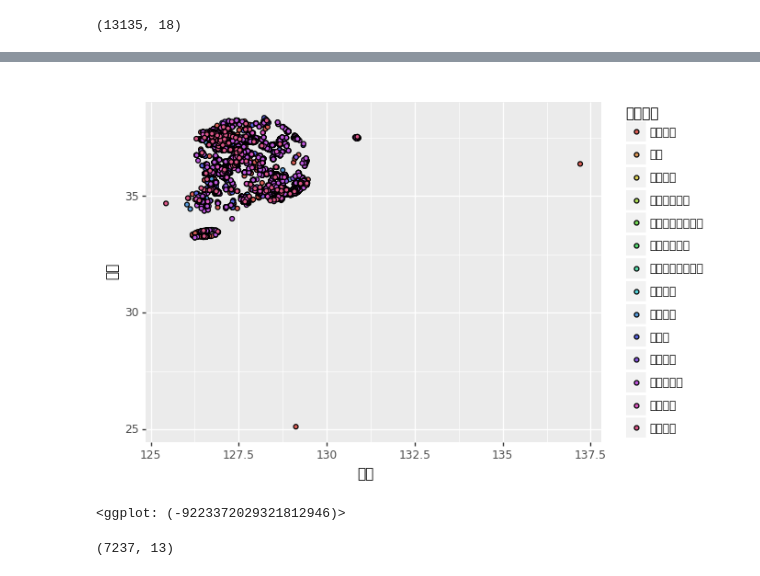
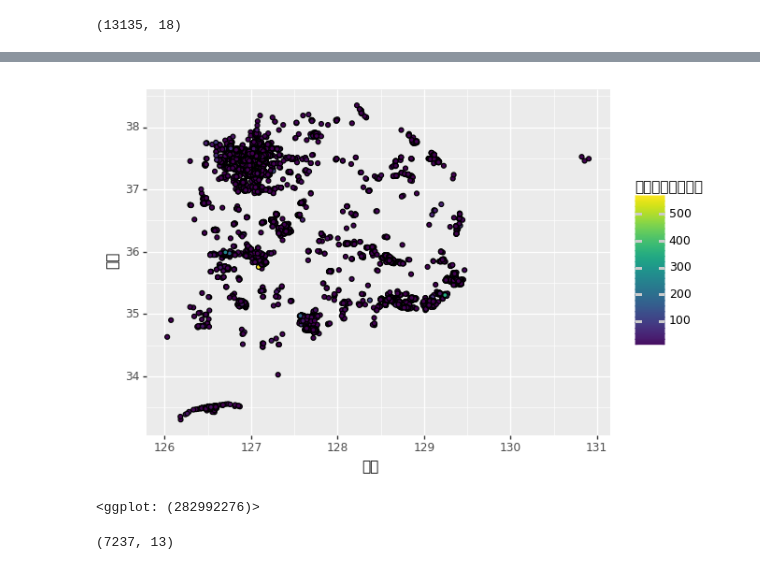
Before and after one commit to jkim828/open-data-park, a Jupyter notebook: open-data-park.ipynb, the cells around one changed output, grey strips where cells are left out. Cells and saved outputs as stored; diff of their text form; code cells hidden in the pictures.

```diff
--- a/open-data-park.ipynb
+++ b/open-data-park.ipynb
@@ -17,0 +18,2 @@ df.head()
+# %%
+df['소재지도로명주소'].fillna(df['소재지지번주소'], inplace = True)
@@ -116,6 +137 @@ df.isnull().sum()
 dtype: int64
-# %%
-# plotnine에 면적 표현용 데이터 만들기
-df['공원면적'] = df['공원면적'].str.replace(',', '').astype(float)
-df['공원면적그래프용'] = df['공원면적'].apply(lambda x : x * 0.0001)
-df['공원면적그래프용'].head()
@@ -128,0 +138,3 @@ Name: 공원면적그래프용, dtype: float64
+# %%
+#df['구군'] = df['구군'].fillna('')
+df['시도'] = df['시도'].fillna('')
@@ -129,12 +192,12 @@ Name: 공원면적그래프용, dtype: float64
 # %%
 # 지도를 출력해 보니 특정 지역만 있습니다.
 # 결측치인 nan 데이터 때문에 다른 데이터가 제대로 보이지 않습니다.
 # nan 데이터를 제거하고 다시 그려봅니다.
 (ggplot(df)
- + aes(x='경도', y='위도', fill='공원구분')
+ + aes(x='경도', y='위도', fill='공원면적그래프용')
  + geom_point()
  + theme(text=element_text(family='NanumBarunGothic'))
 )
 # %% [output]
-[figure, old version]
+[figure, new version]
-<ggplot: (-9223372029321812946)>
+<ggplot: (282992276)>
```
Also changed, not shown: parts of 17 cells of this notebook.
